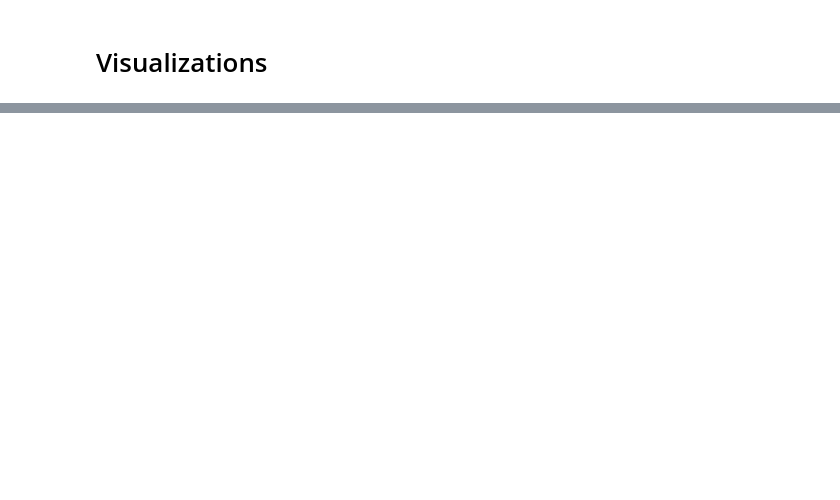
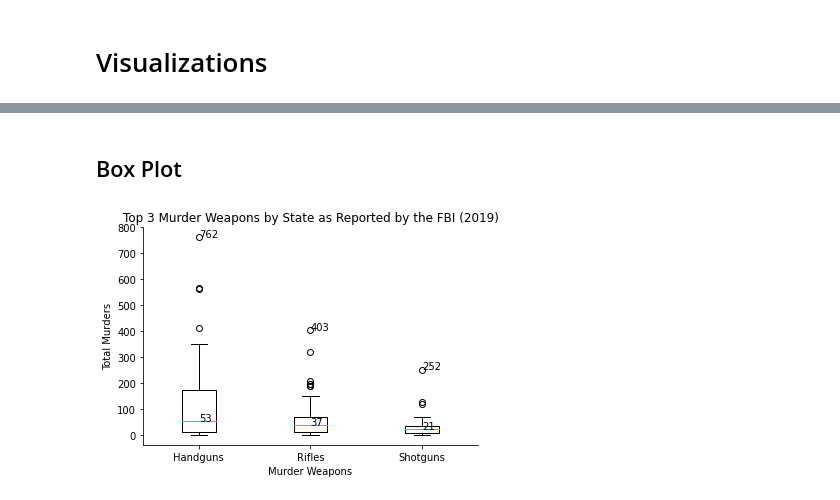
Before and after one commit to dmill166/21FCS390Z, a Jupyter notebook: prg01_preliminary_analysis/src/us_crime_data.ipynb, the cells around one changed output, grey strips where cells are left out. Saved outputs shown, nothing was run; the diff lists cells and outputs as text; code cells hidden in the pictures; blank space fills up the shorter version.

```diff
--- a/prg01_preliminary_analysis/src/us_crime_data.ipynb
+++ b/prg01_preliminary_analysis/src/us_crime_data.ipynb
@@ -281,0 +271,46 @@ plt.show()
+# %% [markdown]
+## Box Plot
+# %%
+crime_data_transpose = list(map(list, zip(*crime_data)))
+
+# Below code will remove top & bottom 10% of outliers
+# for weapon_rows in crime_data_transpose:
+#     weapon_rows_length = len(weapon_rows)
+#     outliers = weapon_rows_length // 10
+#     for iterations in range(outliers):
+#         weapon_rows.remove(min(weapon_rows))
+#         weapon_rows.remove(max(weapon_rows))
+
+BOX_PLOTS_TO_SHOW = 3
+while len(crime_data_transpose) != BOX_PLOTS_TO_SHOW:
+    for decrease_iter in range(10, 1, -1):
+        threshold = max(max(crime_data_transpose)) // decrease_iter
+        for sanity_check in crime_data_transpose:
+            if max(sanity_check) < threshold:
+                crime_data_transpose.remove(sanity_check)
+        if len(crime_data_transpose) == BOX_PLOTS_TO_SHOW:
+            break
+
+branches = crime_data_transpose
+medians = [stats.median(branch) for branch in branches]
+plt.boxplot(
+    branches
+)
+branch_labels = []
+i = 0
+for branch in branches:
+    max_value = max(branch)
+    plt.annotate(str(max_value), xy=(i + 1, max_value))
+    plt.annotate(str(medians[i]), xy=(i + 1, medians[i]))
+    branch_labels.append(crime_col_headers[i + 3])
+    i += 1
+axes = plt.gca()
+axes.spines['right'].set_visible(False)
+axes.spines['top'].set_visible(False)
+axes.set_xticklabels(branch_labels)
+plt.xlabel('Murder Weapons')
+plt.ylabel('Total Murders')
+plt.title('Top 3 Murder Weapons by State as Reported by the FBI (' + str(BASE_YEAR) + ')')
+plt.show()
+# %% [output]
+[figure, added]
```
Also changed, not shown: parts of 42 cells of this notebook, 2 other files.
